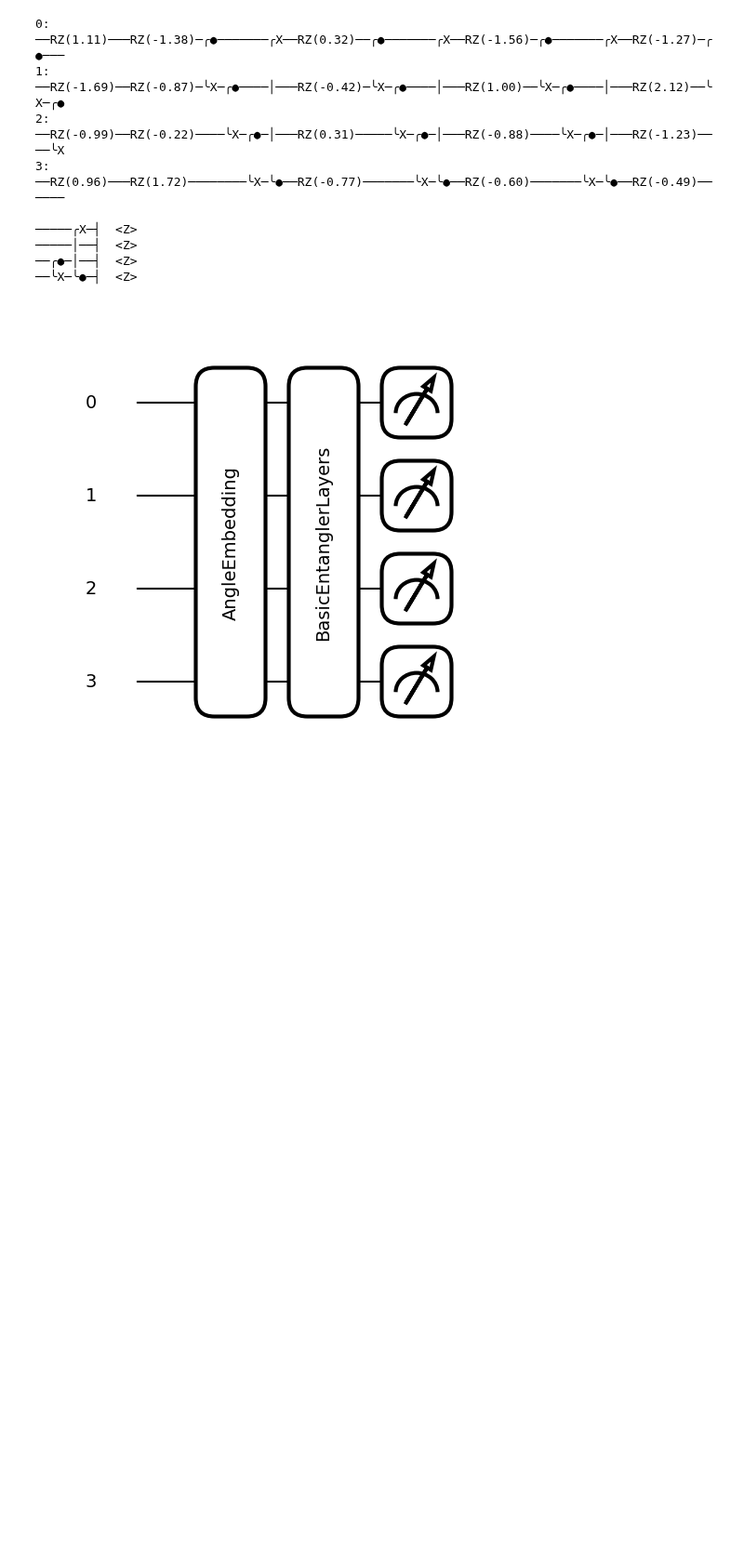
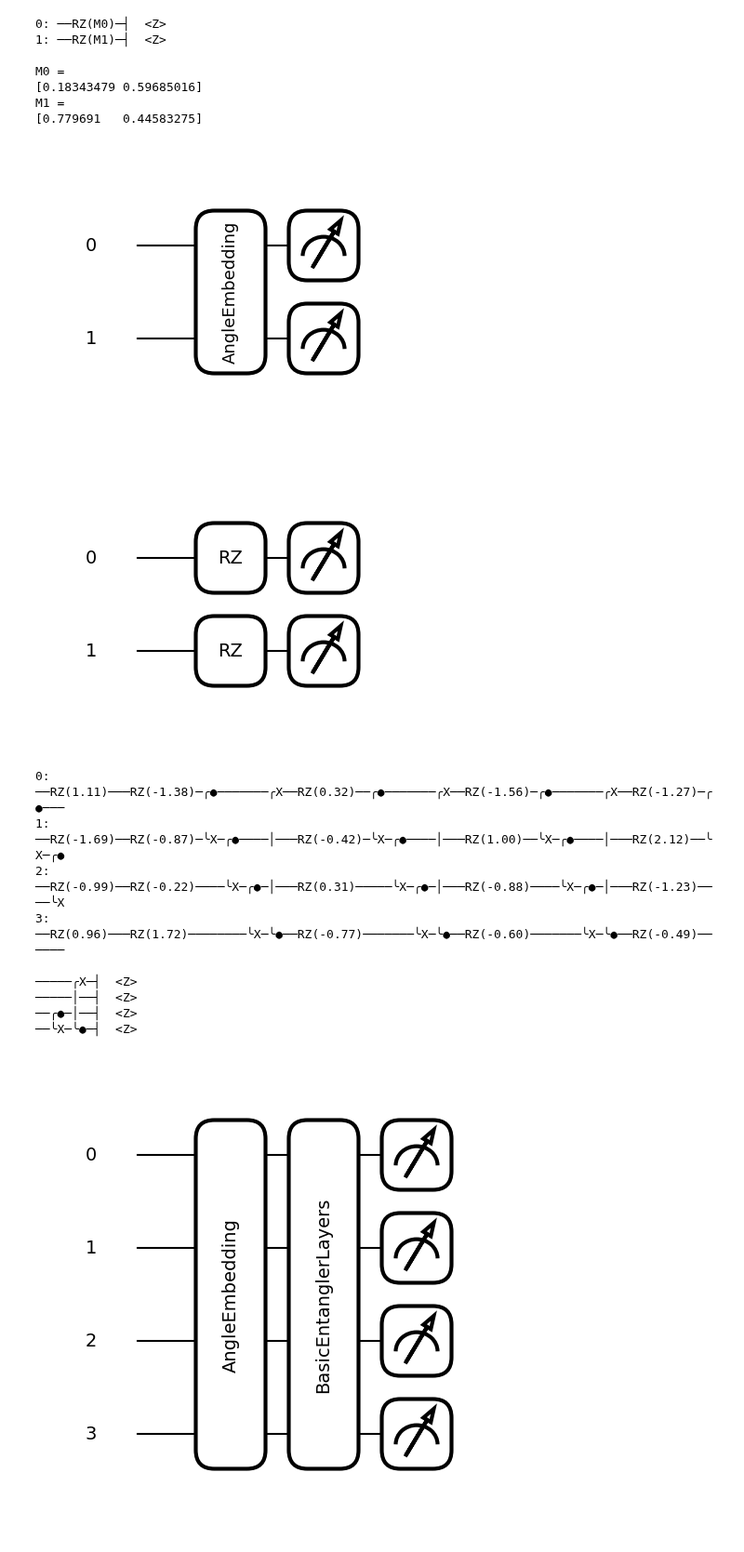
Before and after one commit to NicholasChoong/QuantumTransformer, a Jupyter notebook: test.ipynb, the cells around one changed output. Shown at 93% size. Drawn from its saved outputs; the diff is of its cells as text; code cells hidden in the pictures; blank space fills up the shorter version.

```diff
--- a/test.ipynb
+++ b/test.ipynb
@@ -56,0 +110,14 @@ fig2, ax = qml.draw_mpl(circuit, expansion_strategy="device")(inputs, weights)
+# %%
+n_qubits = 3
+m1 = np.random.random(size=[7, 4, 2**n_qubits]).reshape(-1, 2**n_qubits)
+
+
+@qml.qnode(qml.device("default.qubit", wires=n_qubits))
+# @qml.transforms.merge_amplitude_embedding
+def circuit(m1, m2):
+    qml.AmplitudeEmbedding(m1, wires=range(n_qubits), normalize=True)
+    return [qml.expval(qml.PauliZ(wires=i)) for i in range(2)]
+    # return qml.state()
+
+
+circuit(m1, m2)
@@ -56,0 +137,10 @@ fig2, ax = qml.draw_mpl(circuit, expansion_strategy="device")(inputs, weights)
+# %%
+@qml.qnode(qml.device("default.qubit", wires=n_qubits))
+def circuit(m1, m2):
+    qml.AngleEmbedding(m1, wires=range(n_qubits), rotation="X")
+    return [qml.expval(qml.PauliZ(wires=i)) for i in range(n_qubits)]
+    # return qml.state()
+
+
+m1 = np.random.random(size=[7, 4, n_qubits]).reshape(-1, n_qubits)
+circuit(m1, m2)
@@ -57,3 +166,17 @@ fig2, ax = qml.draw_mpl(circuit, expansion_strategy="device")(inputs, weights)
+# %%
+print(qml.draw(circuit, level="device")(m1, m2))
+fig1, ax = qml.draw_mpl(circuit)(m1, m2)
+fig2, ax = qml.draw_mpl(circuit, level="device")(m1, m2)
+# %% [output]
+0: ──RZ(M0)─┤  <Z>
+1: ──RZ(M1)─┤  <Z>
+
+M0 =
+[0.18343479 0.59685016]
+M1 =
+[0.779691   0.44583275]
+[figure, added]
+[figure, added]
 # %%
 @qml.qnode(qml.device("default.qubit", wires=n_qubits), interface="torch")
 def circuit(inputs, weights):
```
Also changed, not shown: parts of 9 cells of this notebook.
